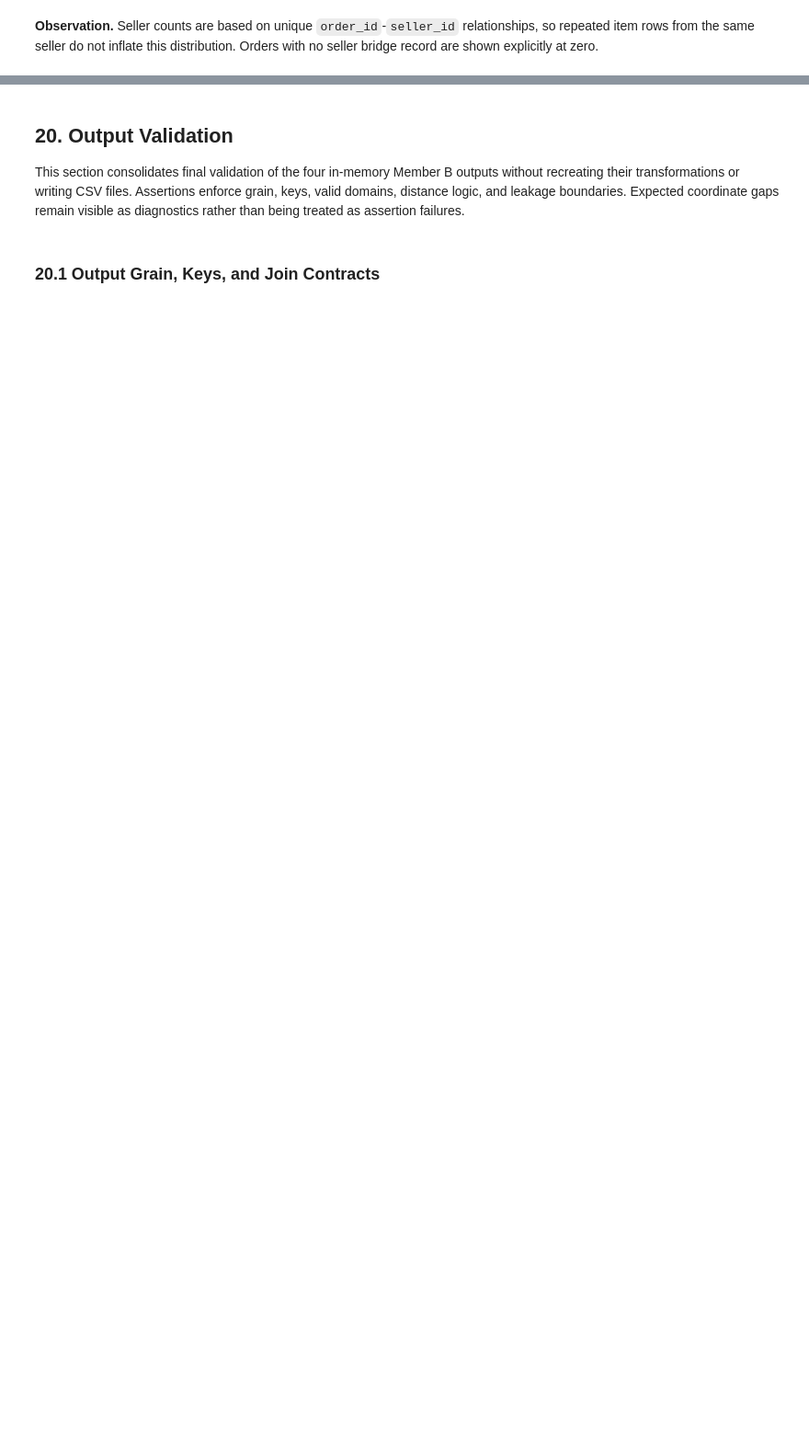
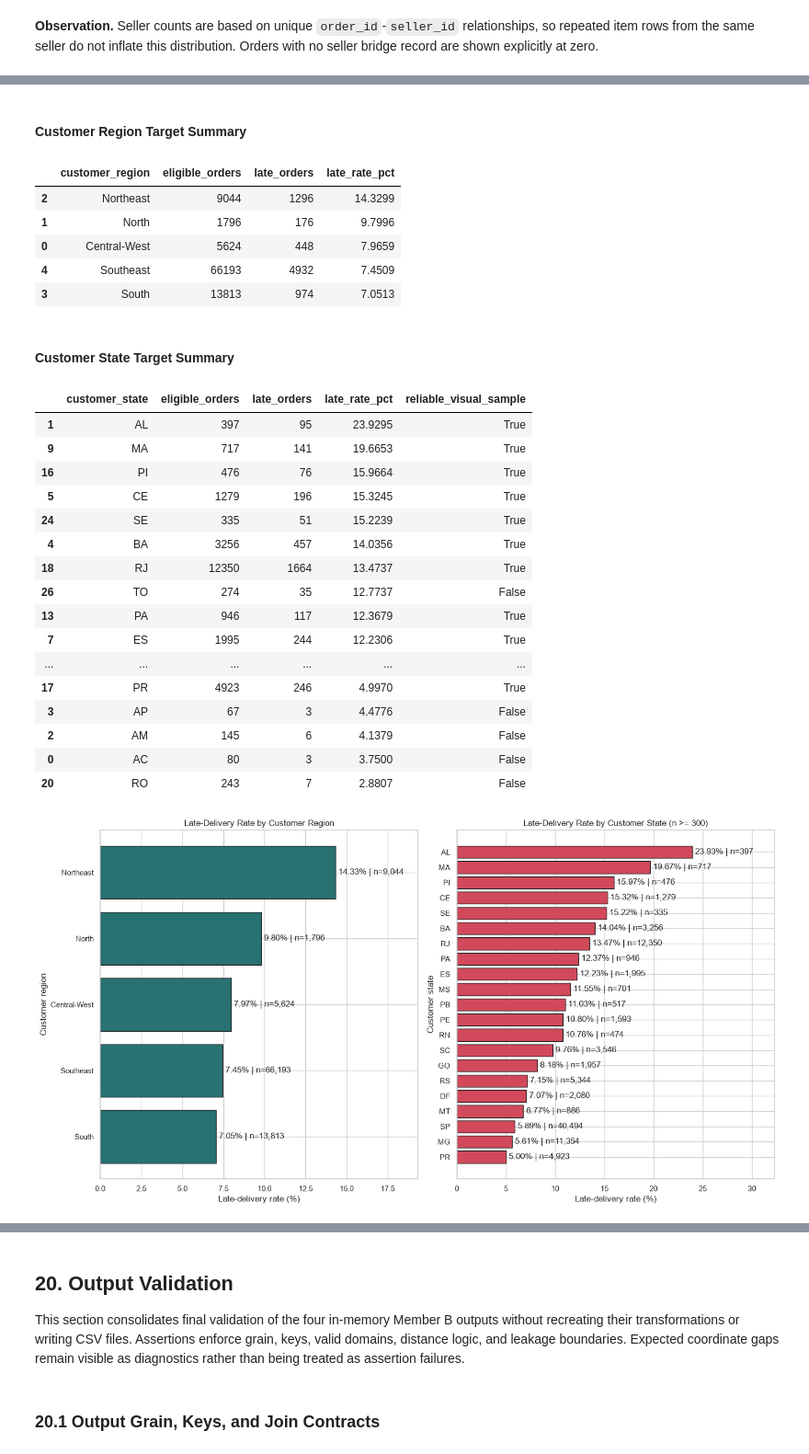
Before and after one commit to subhani257/Olist-late-delivery-prediction, a Jupyter notebook: notebooks/02_customer_seller_geo_eda_preprocessing.ipynb, the cells around one changed output, grey strips where cells are left out. Shown at 92% size. Cells and saved outputs as stored; diff of their text form; code cells hidden in the pictures; blank space fills up the shorter version.

```diff
--- a/notebooks/02_customer_seller_geo_eda_preprocessing.ipynb
+++ b/notebooks/02_customer_seller_geo_eda_preprocessing.ipynb
@@ -1766,0 +1856,44 @@ Target-based comparisons are intentionally deferred until Member A supplies the
+# %%
+def categorical_target_summary(frame: pd.DataFrame, column: str) -> pd.DataFrame:
+    summary = frame.groupby(column, dropna=False, observed=False)["is_late_delivery"].agg(eligible_orders="size", late_orders="sum", late_rate="mean").reset_index()
+    summary["late_rate_pct"] = summary.pop("late_rate") * 100
+    return summary
+customer_region_target_summary = categorical_target_summary(geo_target_eda,"customer_region").sort_values("late_rate_pct",ascending=False)
+customer_state_target_summary = categorical_target_summary(geo_target_eda,"customer_state").sort_values(["late_rate_pct","eligible_orders"],ascending=[False,False])
+customer_state_target_summary["reliable_visual_sample"] = customer_state_target_summary["eligible_orders"].ge(300)
+display(Markdown("#### Customer Region Target Summary"),customer_region_target_summary)
+display(Markdown("#### Customer State Target Summary"),customer_state_target_summary)
+region_plot=customer_region_target_summary.sort_values("late_rate_pct"); state_plot=customer_state_target_summary.loc[customer_state_target_summary["reliable_visual_sample"]].sort_values("late_rate_pct")
+fig,axes=plt.subplots(1,2,figsize=(15,8))
+bars=axes[0].barh(region_plot["customer_region"],region_plot["late_rate_pct"],color=PRIMARY_COLOR,edgecolor=EDGE_COLOR); axes[0].bar_label(bars,labels=[f"{r:.2f}% | n={n:,}" for r,n in zip(region_plot["late_rate_pct"],region_plot["eligible_orders"])],padding=4)
+axes[0].set(title="Late-Delivery Rate by Customer Region",xlabel="Late-delivery rate (%)",ylabel="Customer region"); axes[0].margins(x=.35)
+bars=axes[1].barh(state_plot["customer_state"],state_plot["late_rate_pct"],color=SECONDARY_COLOR,edgecolor=EDGE_COLOR); axes[1].bar_label(bars,labels=[f"{r:.2f}% | n={n:,}" for r,n in zip(state_plot["late_rate_pct"],state_plot["eligible_orders"])],padding=4)
+axes[1].set(title="Late-Delivery Rate by Customer State (n >= 300)",xlabel="Late-delivery rate (%)",ylabel="Customer state"); axes[1].margins(x=.35)
+plt.tight_layout(); plt.show(); plt.close(fig)
+# %% [output]
+#### Customer Region Target Summary
+|  | customer_region | eligible_orders | late_orders | late_rate_pct |
+| 2 | Northeast | 9044 | 1296 | 14.3299 |
+| 1 | North | 1796 | 176 | 9.7996 |
+| 0 | Central-West | 5624 | 448 | 7.9659 |
+| 4 | Southeast | 66193 | 4932 | 7.4509 |
+| 3 | South | 13813 | 974 | 7.0513 |
+#### Customer State Target Summary
+|  | customer_state | eligible_orders | late_orders | late_rate_pct | reliable_visual_sample |
+| 1 | AL | 397 | 95 | 23.9295 | True |
+| 9 | MA | 717 | 141 | 19.6653 | True |
+| 16 | PI | 476 | 76 | 15.9664 | True |
+| 5 | CE | 1279 | 196 | 15.3245 | True |
+| 24 | SE | 335 | 51 | 15.2239 | True |
+| 4 | BA | 3256 | 457 | 14.0356 | True |
+| 18 | RJ | 12350 | 1664 | 13.4737 | True |
+| 26 | TO | 274 | 35 | 12.7737 | False |
+| 13 | PA | 946 | 117 | 12.3679 | True |
+| 7 | ES | 1995 | 244 | 12.2306 | True |
+| ... | ... | ... | ... | ... | ... |
+| 17 | PR | 4923 | 246 | 4.9970 | True |
+| 3 | AP | 67 | 3 | 4.4776 | False |
+| 2 | AM | 145 | 6 | 4.1379 | False |
+| 0 | AC | 80 | 3 | 3.7500 | False |
+| 20 | RO | 243 | 7 | 2.8807 | False |
+[figure, added]
```
Also changed, not shown: parts of 31 cells of this notebook, 1 other file.
